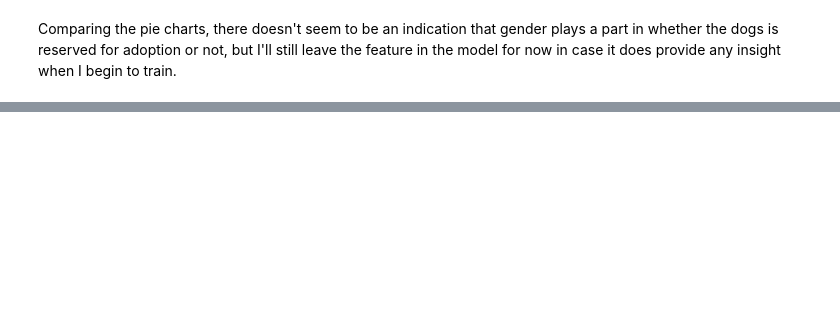
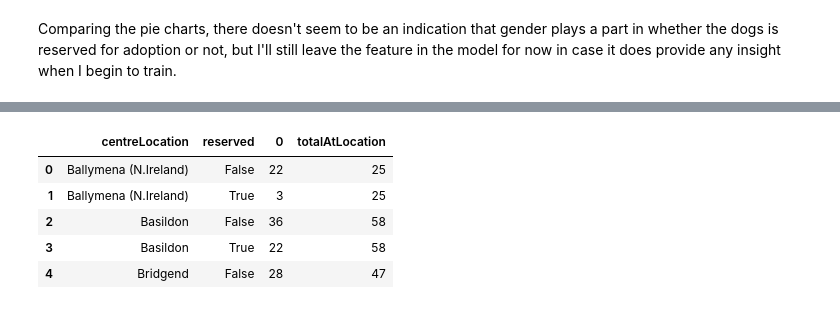
Before and after one commit to A-F-McG/shelterDogsAdoptionPredictions, a Jupyter notebook: ShelterDogs-Copy1.ipynb, the cells around one changed output, grey strips where cells are left out. Drawn from its saved outputs; the diff is of its cells as text; code cells hidden in the pictures; blank space fills up the shorter version.

Commit message:
analysis of locations

```diff
--- a/ShelterDogs-Copy1.ipynb
+++ b/ShelterDogs-Copy1.ipynb
@@ -837,0 +798,5 @@ SyntaxError: invalid syntax (<ipython-input-44-9721dabf7b7f>, line 1)
+# %%
+locationsReserved = shelterDogsData[shelterDogsData['reserved']==True][['centreLocation', 'reserved']].groupby('centreLocation').size()
+locationsUnreserved = shelterDogsData[shelterDogsData['reserved']==False][['centreLocation', 'reserved']].groupby('centreLocation').size()
+# %%
+locationNames = sorted(shelterDogsData.centreLocation.unique())
@@ -837,0 +856,10 @@ SyntaxError: invalid syntax (<ipython-input-44-9721dabf7b7f>, line 1)
+# %%
+groupedByLocation = shelterDogsData.groupby(['centreLocation', 'reserved']).size()
+dogsStatusLocation = pd.DataFrame(groupedByLocation.reset_index())
+# %%
+dogsStatusLocation['totalAtLocation']='dummy value'
+for i in np.arange(len(dogsStatusLocation)-1):
+    if dogsStatusLocation['centreLocation'][i]==dogsStatusLocation['centreLocation'][i+1]:
+        totalAtLocation = dogsStatusLocation[0][i]+dogsStatusLocation[0][i+1]
+        dogsStatusLocation['totalAtLocation'][i]=totalAtLocation
+        dogsStatusLocation['totalAtLocation'][i+1]=totalAtLocation
@@ -837,0 +876,9 @@ SyntaxError: invalid syntax (<ipython-input-44-9721dabf7b7f>, line 1)
+# %%
+dogsStatusLocation.head()
+# %% [output]
+|  | centreLocation | reserved | 0 | totalAtLocation |
+| 0 | Ballymena (N.Ireland) | False | 22 | 25 |
+| 1 | Ballymena (N.Ireland) | True | 3 | 25 |
+| 2 | Basildon | False | 36 | 58 |
+| 3 | Basildon | True | 22 | 58 |
+| 4 | Bridgend | False | 28 | 47 |
```
Also changed, not shown: parts of 12 cells of this notebook.
